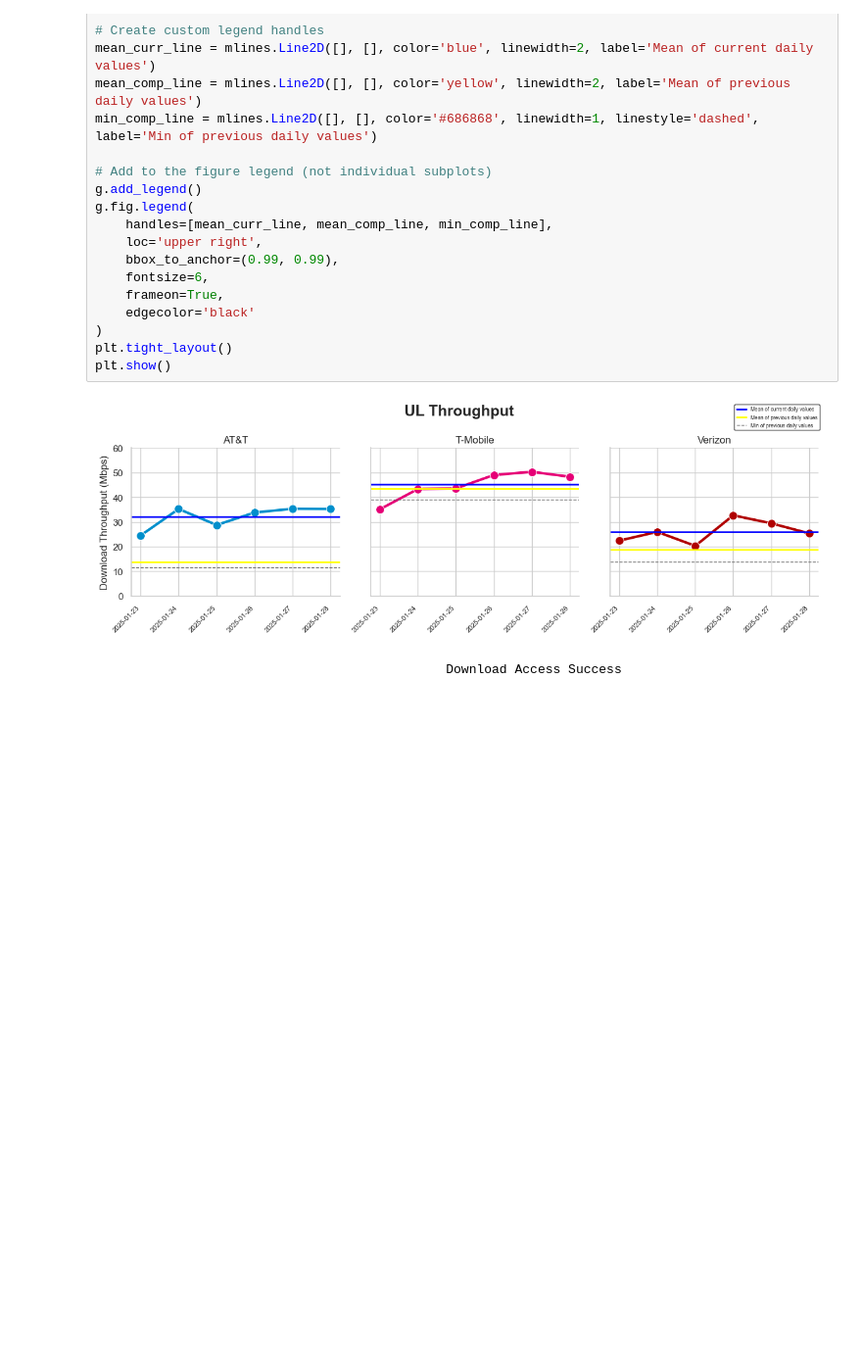
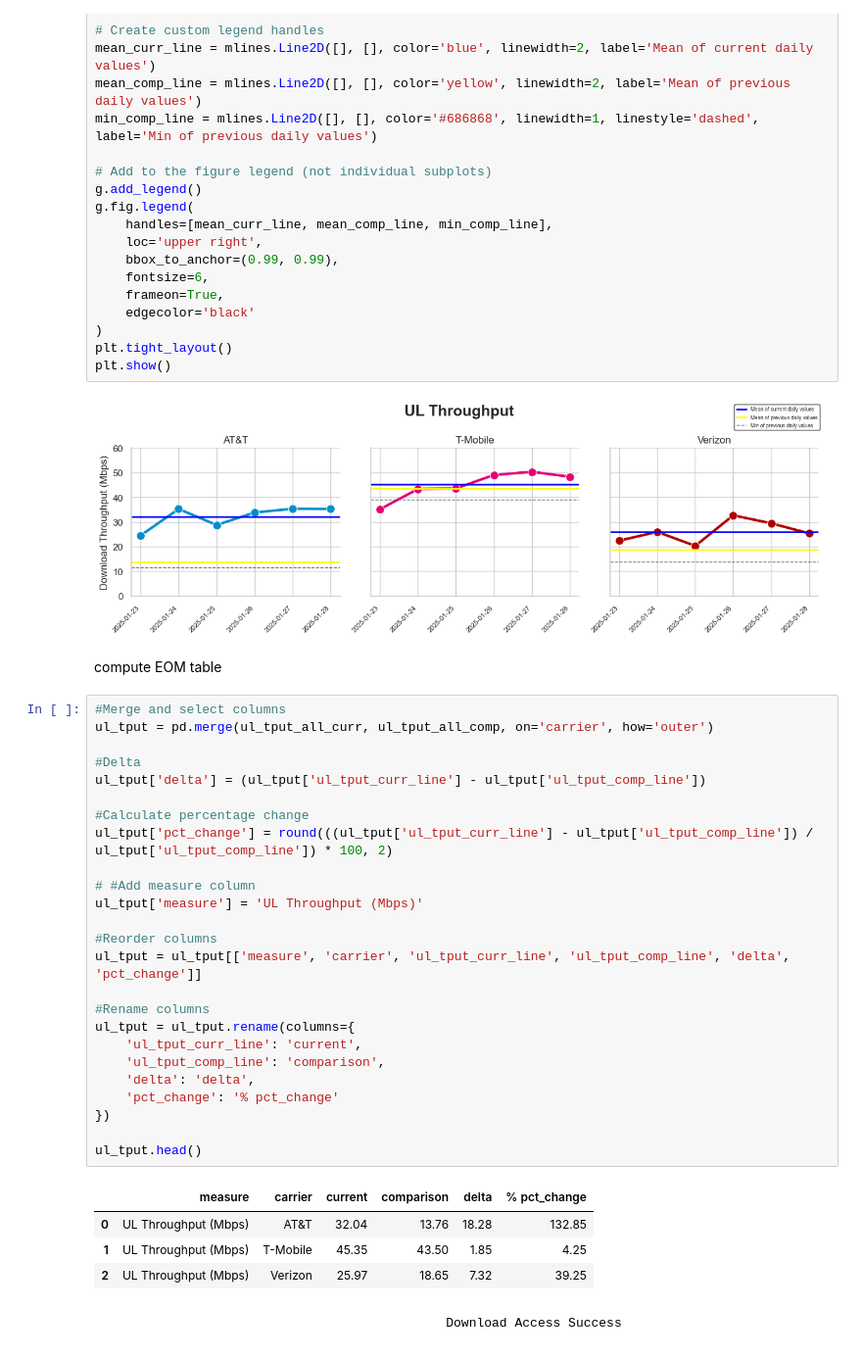
Before and after one commit to ookla-jennymassari/dq_reporting_test.py, a Jupyter notebook: dq_reporting_notebook.ipynb, the cells around one changed output. Shown at 98% size. Saved outputs shown, nothing was run; the diff lists cells and outputs as text; blank space fills up the shorter version.

Commit message:
git commit -m Added EOM table to UL throughput.

```diff
--- a/dq_reporting_notebook.ipynb
+++ b/dq_reporting_notebook.ipynb
@@ -2110,6 +2110,38 @@ plt.tight_layout()
 plt.show()
 # %% [output]
 [figure]
+# %% [markdown]
+compute EOM table
+# %%
+#Merge and select columns
+ul_tput = pd.merge(ul_tput_all_curr, ul_tput_all_comp, on='carrier', how='outer')
+
+#Delta
+ul_tput['delta'] = (ul_tput['ul_tput_curr_line'] - ul_tput['ul_tput_comp_line'])
+
+#Calculate percentage change
+ul_tput['pct_change'] = round(((ul_tput['ul_tput_curr_line'] - ul_tput['ul_tput_comp_line']) / ul_tput['ul_tput_comp_line']) * 100, 2)
+
+# #Add measure column
+ul_tput['measure'] = 'UL Throughput (Mbps)'
+
+#Reorder columns
+ul_tput = ul_tput[['measure', 'carrier', 'ul_tput_curr_line', 'ul_tput_comp_line', 'delta', 'pct_change']]
+
+#Rename columns
+ul_tput = ul_tput.rename(columns={
+    'ul_tput_curr_line': 'current',
+    'ul_tput_comp_line': 'comparison',
+    'delta': 'delta',
+    'pct_change': '% pct_change'
+})
+
+ul_tput.head()
+# %% [output]
+|  | measure | carrier | current | comparison | delta | % pct_change |
+| 0 | UL Throughput (Mbps) | AT&T | 32.04 | 13.76 | 18.28 | 132.85 |
+| 1 | UL Throughput (Mbps) | T-Mobile | 45.35 | 43.50 | 1.85 | 4.25 |
+| 2 | UL Throughput (Mbps) | Verizon | 25.97 | 18.65 | 7.32 | 39.25 |
 # %% [markdown]
                                                 Download Access Success
 # %%
```
